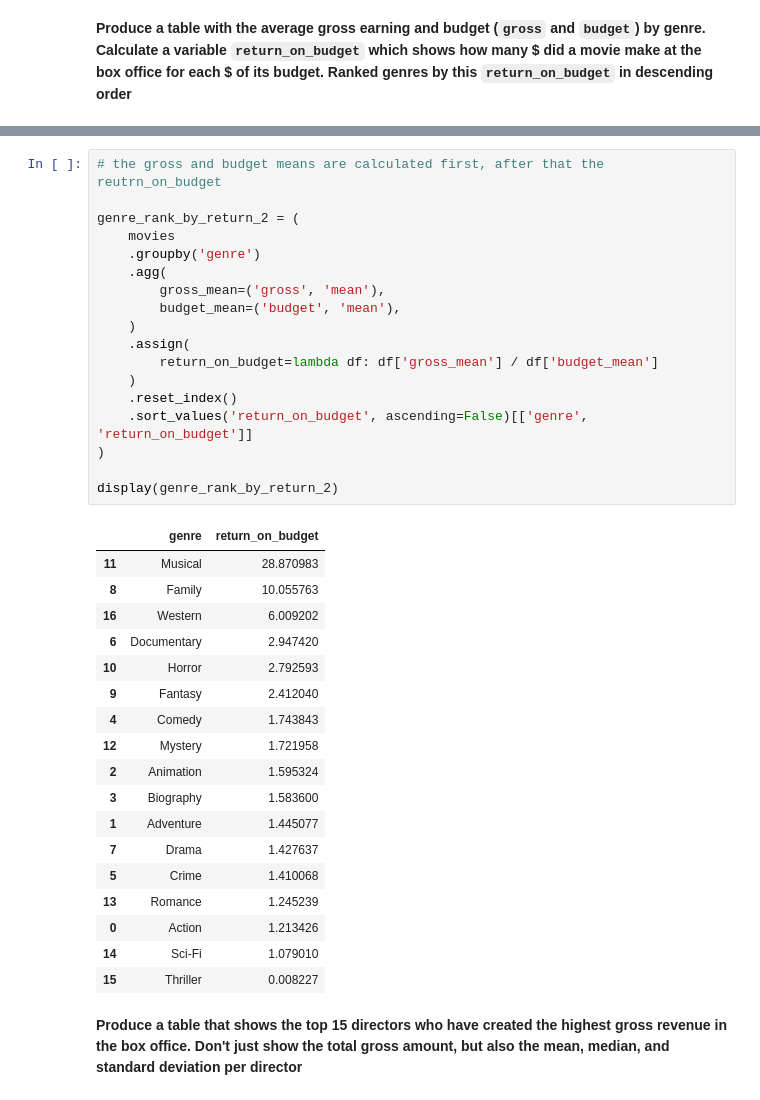
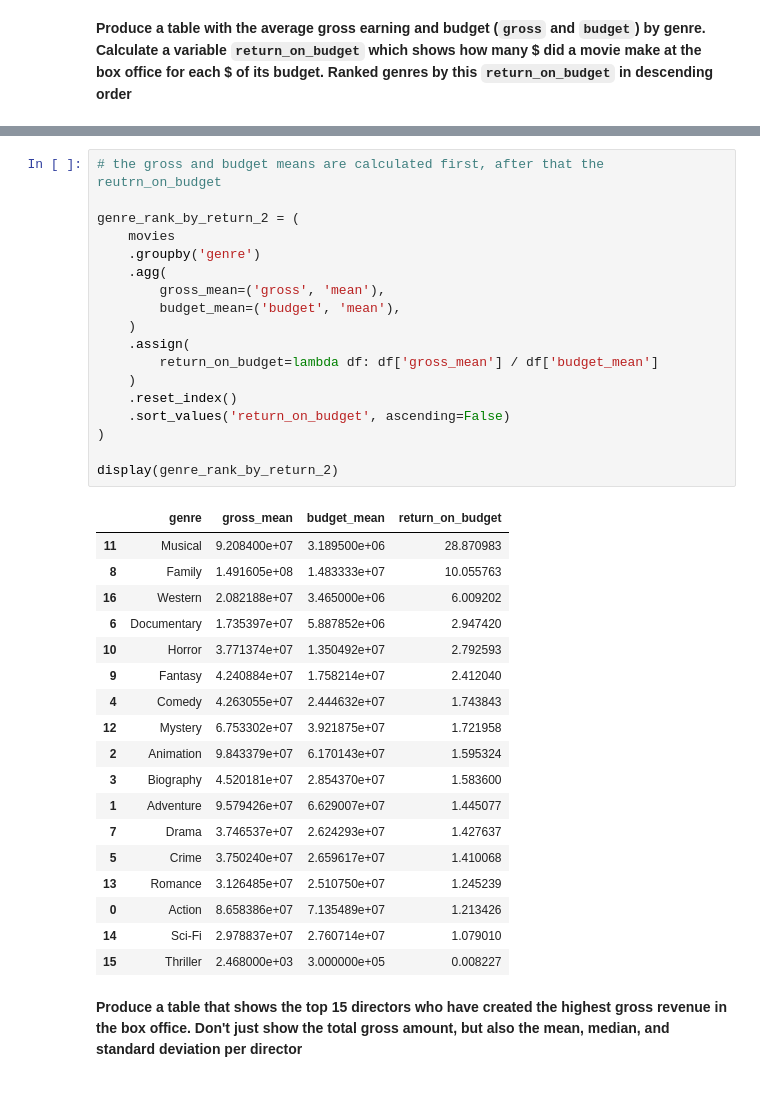
Before and after one commit to fepeti13/analytics-through-coding-repo, a Jupyter notebook: Session_2/Homework.ipynb, the cells around one changed output, grey strips where cells are left out. Cells and saved outputs as stored; diff of their text form.

```diff
--- a/Session_2/Homework.ipynb
+++ b/Session_2/Homework.ipynb
@@ -112,40 +114,40 @@ display(genre_rank_by_return)
 # %%
 # the gross and budget means are calculated first, after that the reutrn_on_budget
 
 genre_rank_by_return_2 = (
     movies
     .groupby('genre')
     .agg(
         gross_mean=('gross', 'mean'),
         budget_mean=('budget', 'mean'),
     )
     .assign(
         return_on_budget=lambda df: df['gross_mean'] / df['budget_mean']
     )
     .reset_index()
-    .sort_values('return_on_budget', ascending=False)[['genre', 'return_on_budget']]
+    .sort_values('return_on_budget', ascending=False)
 )
 
 display(genre_rank_by_return_2)
 # %% [output]
-|  | genre | return_on_budget |
-| 11 | Musical | 28.870983 |
-| 8 | Family | 10.055763 |
-| 16 | Western | 6.009202 |
-| 6 | Documentary | 2.947420 |
-| 10 | Horror | 2.792593 |
-| 9 | Fantasy | 2.412040 |
-| 4 | Comedy | 1.743843 |
-| 12 | Mystery | 1.721958 |
-| 2 | Animation | 1.595324 |
-| 3 | Biography | 1.583600 |
-| 1 | Adventure | 1.445077 |
-| 7 | Drama | 1.427637 |
-| 5 | Crime | 1.410068 |
-| 13 | Romance | 1.245239 |
-| 0 | Action | 1.213426 |
-| 14 | Sci-Fi | 1.079010 |
-| 15 | Thriller | 0.008227 |
+|  | genre | gross_mean | budget_mean | return_on_budget |
+| 11 | Musical | 9.208400e+07 | 3.189500e+06 | 28.870983 |
+| 8 | Family | 1.491605e+08 | 1.483333e+07 | 10.055763 |
+| 16 | Western | 2.082188e+07 | 3.465000e+06 | 6.009202 |
+| 6 | Documentary | 1.735397e+07 | 5.887852e+06 | 2.947420 |
+| 10 | Horror | 3.771374e+07 | 1.350492e+07 | 2.792593 |
+| 9 | Fantasy | 4.240884e+07 | 1.758214e+07 | 2.412040 |
+| 4 | Comedy | 4.263055e+07 | 2.444632e+07 | 1.743843 |
+| 12 | Mystery | 6.753302e+07 | 3.921875e+07 | 1.721958 |
+| 2 | Animation | 9.843379e+07 | 6.170143e+07 | 1.595324 |
+| 3 | Biography | 4.520181e+07 | 2.854370e+07 | 1.583600 |
+| 1 | Adventure | 9.579426e+07 | 6.629007e+07 | 1.445077 |
+| 7 | Drama | 3.746537e+07 | 2.624293e+07 | 1.427637 |
+| 5 | Crime | 3.750240e+07 | 2.659617e+07 | 1.410068 |
+| 13 | Romance | 3.126485e+07 | 2.510750e+07 | 1.245239 |
+| 0 | Action | 8.658386e+07 | 7.135489e+07 | 1.213426 |
+| 14 | Sci-Fi | 2.978837e+07 | 2.760714e+07 | 1.079010 |
+| 15 | Thriller | 2.468000e+03 | 3.000000e+05 | 0.008227 |
 # %% [markdown]
 **Produce a table that shows the top 15 directors who have created the highest gross revenue in the box office. Don't just show the total gross amount, but also the mean, median, and standard deviation per director**
 # %%
```
Also changed, not shown: parts of 2 cells of this notebook.
